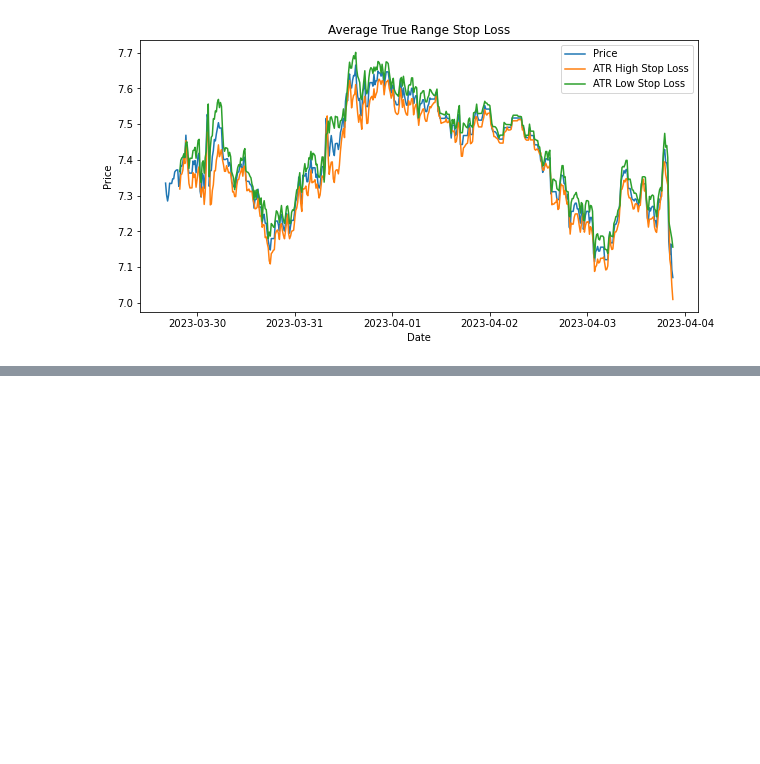
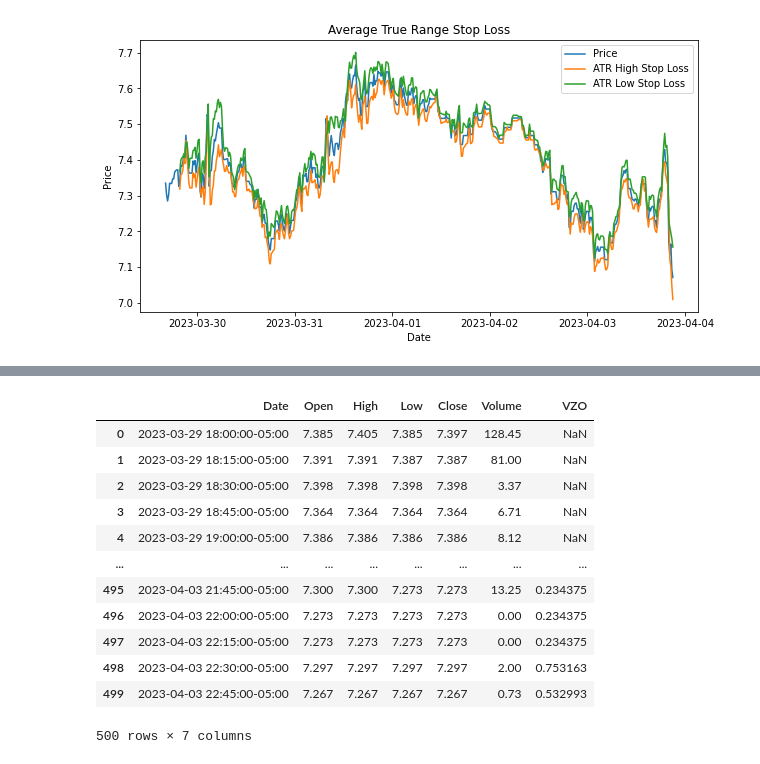
Before and after one commit to kubadlugosz/Geminit-Trading-Bot, a Jupyter notebook: Backtest.ipynb, the cells around one changed output, grey strips where cells are left out. Saved outputs shown, nothing was run; the diff lists cells and outputs as text; code cells hidden in the pictures; blank space fills up the shorter version.

```diff
--- a/Backtest.ipynb
+++ b/Backtest.ipynb
@@ -1014,0 +1122,4 @@ def fibonacci_retracement(df, period=150):
+# %%
+df = getData('LINK/USDT','15m')
+
+#df = volume_oscillator(df)
@@ -1014,0 +1133,21 @@ def fibonacci_retracement(df, period=150):
+# %%
+import pandas as pd
+import numpy as np
+import ta
+
+def calculate_vzo(df, length=14):
+    close_prices = df['Close']
+    volumes = df['Volume']
+    volume_direction = close_prices.diff()
+    volume_direction[volume_direction >= 0] = volumes[volume_direction >= 0]
+    volume_direction[volume_direction < 0] = -volumes[volume_direction < 0]
+    vzo_volume = pd.Series(volume_direction).ewm(span=length, min_periods=length).mean()
+    total_volume = pd.Series(volumes).ewm(span=length, min_periods=length).mean()
+    vzo = 100 * vzo_volume / total_volume
+    df['VZO'] = vzo
+    return df
+# %%
+
+df = getData('LINK/USDT','15m')
+df = calculate_vzo(df)
+print(df)
@@ -1014,0 +1169,16 @@ def fibonacci_retracement(df, period=150):
+# %%
+df
+# %% [output]
+|  | Date | Open | High | Low | Close | Volume | VZO |
+| 0 | 2023-03-29 18:00:00-05:00 | 7.385 | 7.405 | 7.385 | 7.397 | 128.45 | NaN |
+| 1 | 2023-03-29 18:15:00-05:00 | 7.391 | 7.391 | 7.387 | 7.387 | 81.00 | NaN |
+| 2 | 2023-03-29 18:30:00-05:00 | 7.398 | 7.398 | 7.398 | 7.398 | 3.37 | NaN |
+| 3 | 2023-03-29 18:45:00-05:00 | 7.364 | 7.364 | 7.364 | 7.364 | 6.71 | NaN |
+| 4 | 2023-03-29 19:00:00-05:00 | 7.386 | 7.386 | 7.386 | 7.386 | 8.12 | NaN |
+| ... | ... | ... | ... | ... | ... | ... | ... |
+| 495 | 2023-04-03 21:45:00-05:00 | 7.300 | 7.300 | 7.273 | 7.273 | 13.25 | 0.234375 |
+| 496 | 2023-04-03 22:00:00-05:00 | 7.273 | 7.273 | 7.273 | 7.273 | 0.00 | 0.234375 |
+| 497 | 2023-04-03 22:15:00-05:00 | 7.273 | 7.273 | 7.273 | 7.273 | 0.00 | 0.234375 |
+| 498 | 2023-04-03 22:30:00-05:00 | 7.297 | 7.297 | 7.297 | 7.297 | 2.00 | 0.753163 |
+| 499 | 2023-04-03 22:45:00-05:00 | 7.267 | 7.267 | 7.267 | 7.267 | 0.73 | 0.532993 |
+500 rows × 7 columns
```
Also changed, not shown: parts of 12 cells of this notebook, 8 other files.
